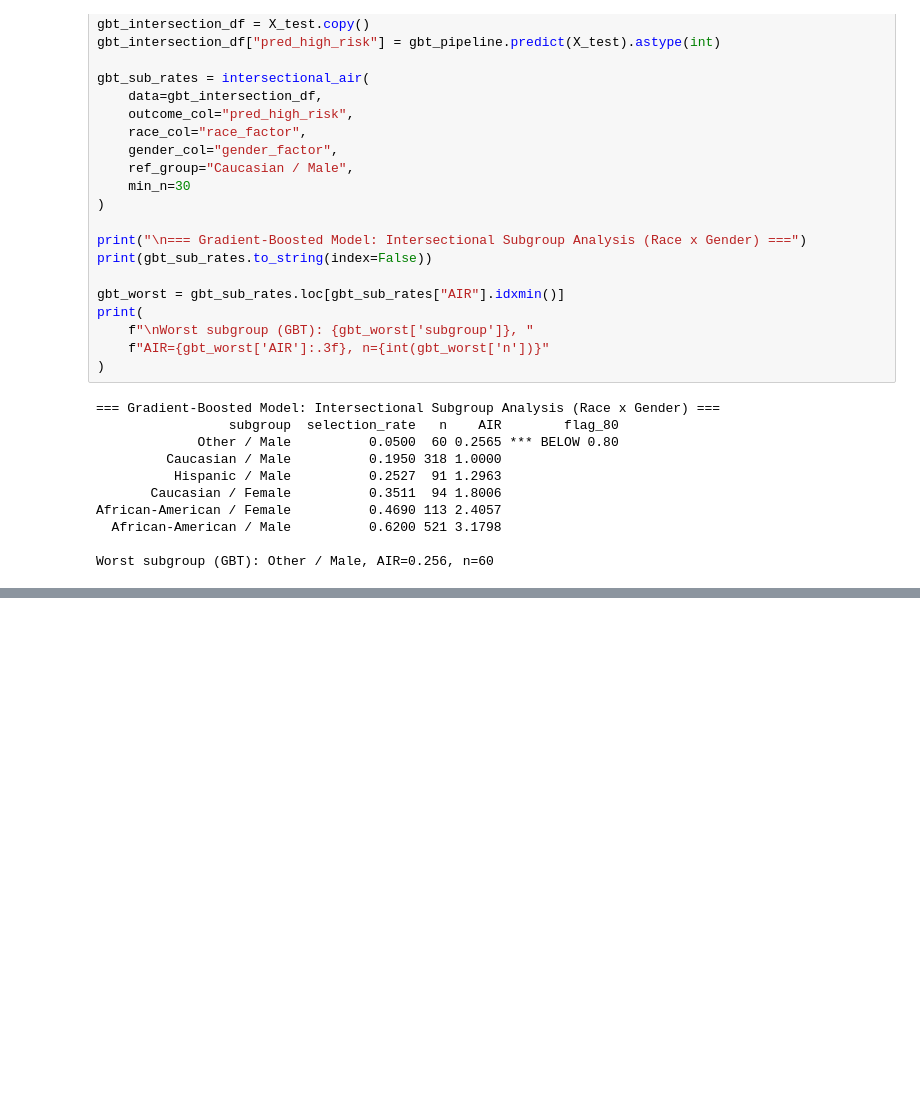
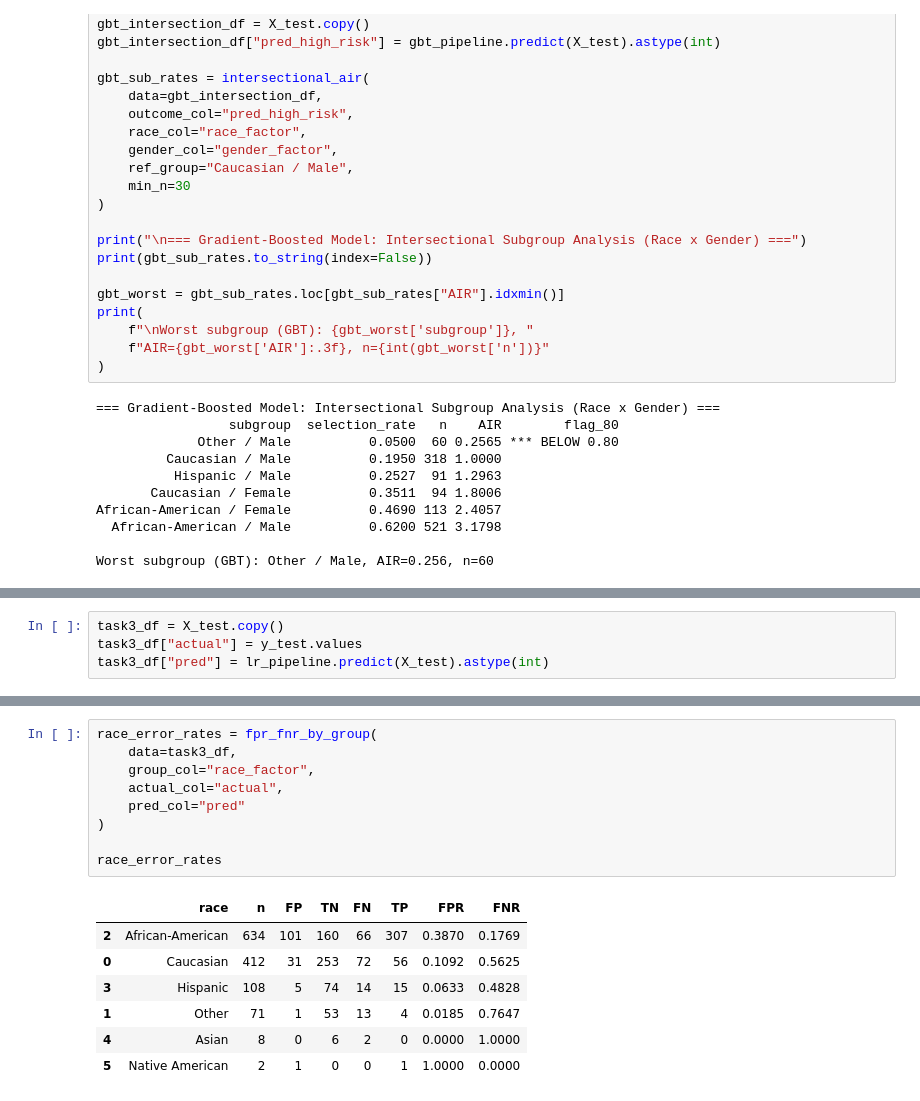
Before and after one commit to isambilo/rML, a Jupyter notebook: COMPAS_Analysis.ipynb, the cells around one changed output, grey strips where cells are left out. Cells and saved outputs as stored; diff of their text form; blank space fills up the shorter version.

```diff
--- a/COMPAS_Analysis.ipynb
+++ b/COMPAS_Analysis.ipynb
@@ -1509,0 +1619,4 @@ Worst subgroup (GBT): Other / Male, AIR=0.256, n=60
+# %%
+task3_df = X_test.copy()
+task3_df["actual"] = y_test.values
+task3_df["pred"] = lr_pipeline.predict(X_test).astype(int)
@@ -1509,0 +1651,17 @@ Worst subgroup (GBT): Other / Male, AIR=0.256, n=60
+# %%
+race_error_rates = fpr_fnr_by_group(
+    data=task3_df,
+    group_col="race_factor",
+    actual_col="actual",
+    pred_col="pred"
+)
+
+race_error_rates
+# %% [output]
+|  | race | n | FP | TN | FN | TP | FPR | FNR |
+| 2 | African-American | 634 | 101 | 160 | 66 | 307 | 0.3870 | 0.1769 |
+| 0 | Caucasian | 412 | 31 | 253 | 72 | 56 | 0.1092 | 0.5625 |
+| 3 | Hispanic | 108 | 5 | 74 | 14 | 15 | 0.0633 | 0.4828 |
+| 1 | Other | 71 | 1 | 53 | 13 | 4 | 0.0185 | 0.7647 |
+| 4 | Asian | 8 | 0 | 6 | 2 | 0 | 0.0000 | 1.0000 |
+| 5 | Native American | 2 | 1 | 0 | 0 | 1 | 1.0000 | 0.0000 |
```
Also changed, not shown: parts of 42 cells of this notebook.
